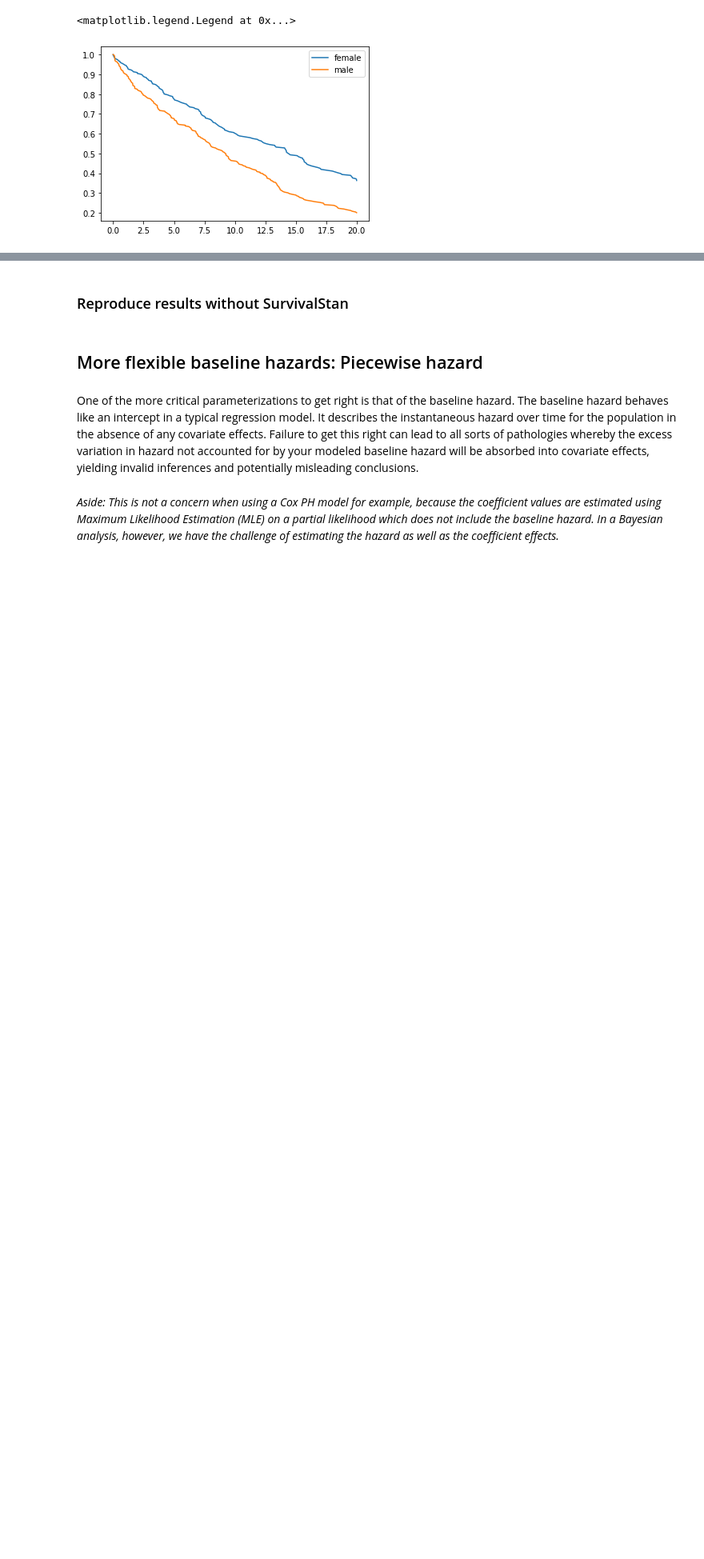
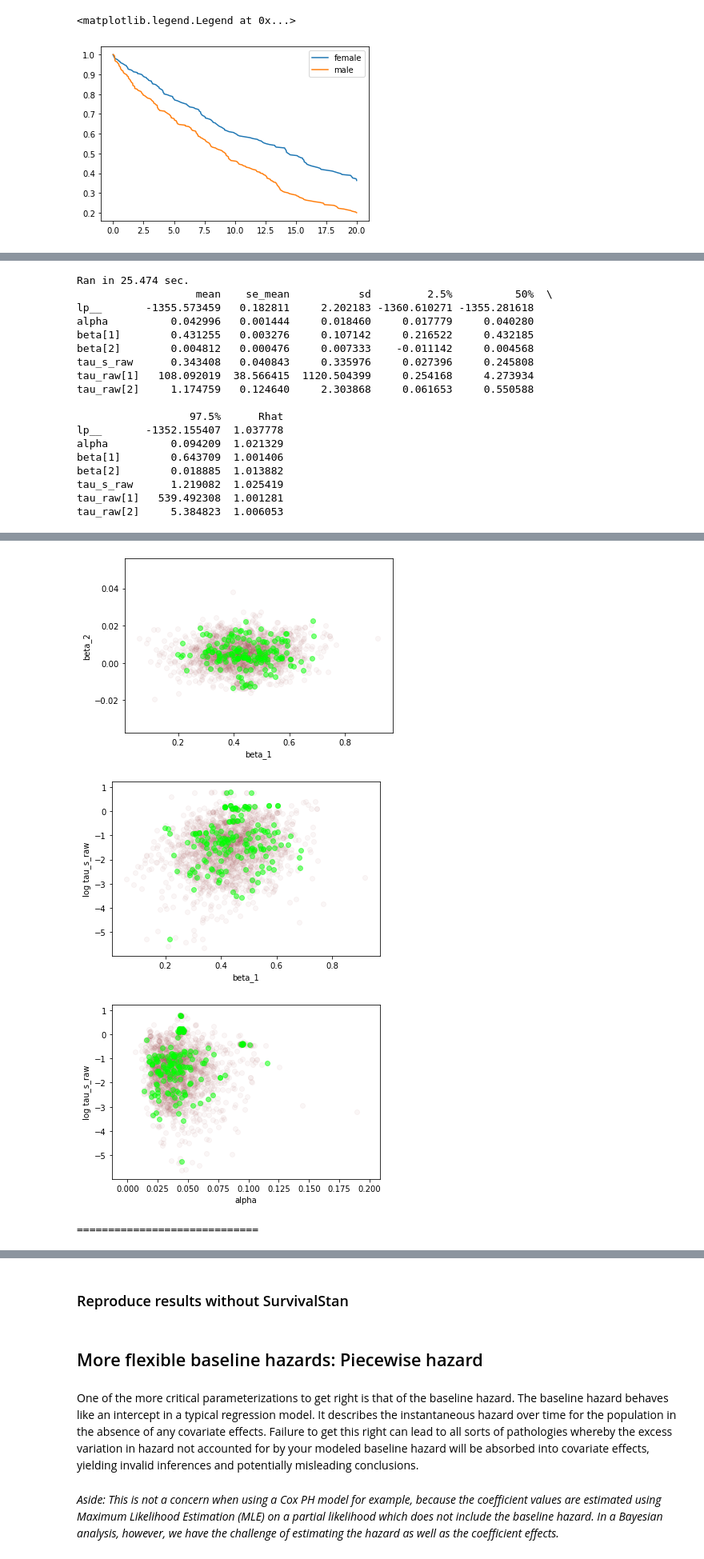
Before and after one commit to philarnold4242/test_survivalstan, a Jupyter notebook: survival_stan.ipynb, the cells around one changed output, grey strips where cells are left out. Shown: that part at 80% size. Cells and saved outputs as stored; diff of their text form; code cells hidden in the pictures; blank space fills up the shorter version.

```diff
--- a/survival_stan.ipynb
+++ b/survival_stan.ipynb
@@ -246,0 +272,3 @@ WARNING:pystan:Try running with adapt_delta larger than 0.8 to remove the diverg
+# %%
+run_all('1')
+# %% [output]
@@ -246,0 +282,18 @@ WARNING:pystan:Try running with adapt_delta larger than 0.8 to remove the diverg
+Ran in 25.474 sec.
+                   mean    se_mean           sd         2.5%          50%  \
+lp__       -1355.573459   0.182811     2.202183 -1360.610271 -1355.281618
+alpha          0.042996   0.001444     0.018460     0.017779     0.040280
+beta[1]        0.431255   0.003276     0.107142     0.216522     0.432185
+beta[2]        0.004812   0.000476     0.007333    -0.011142     0.004568
+tau_s_raw      0.343408   0.040843     0.335976     0.027396     0.245808
+tau_raw[1]   108.092019  38.566415  1120.504399     0.254168     4.273934
+tau_raw[2]     1.174759   0.124640     2.303868     0.061653     0.550588
+
+                  97.5%      Rhat
+lp__       -1352.155407  1.037778
+alpha          0.094209  1.021329
+beta[1]        0.643709  1.001406
+beta[2]        0.018885  1.013882
+tau_s_raw      1.219082  1.025419
+tau_raw[1]   539.492308  1.001281
+tau_raw[2]     5.384823  1.006053
@@ -246,0 +302,4 @@ WARNING:pystan:Try running with adapt_delta larger than 0.8 to remove the diverg
+[figure, added]
+[figure, added]
+[figure, added]
+=============================
```
Also changed, not shown: parts of 4 cells of this notebook.
